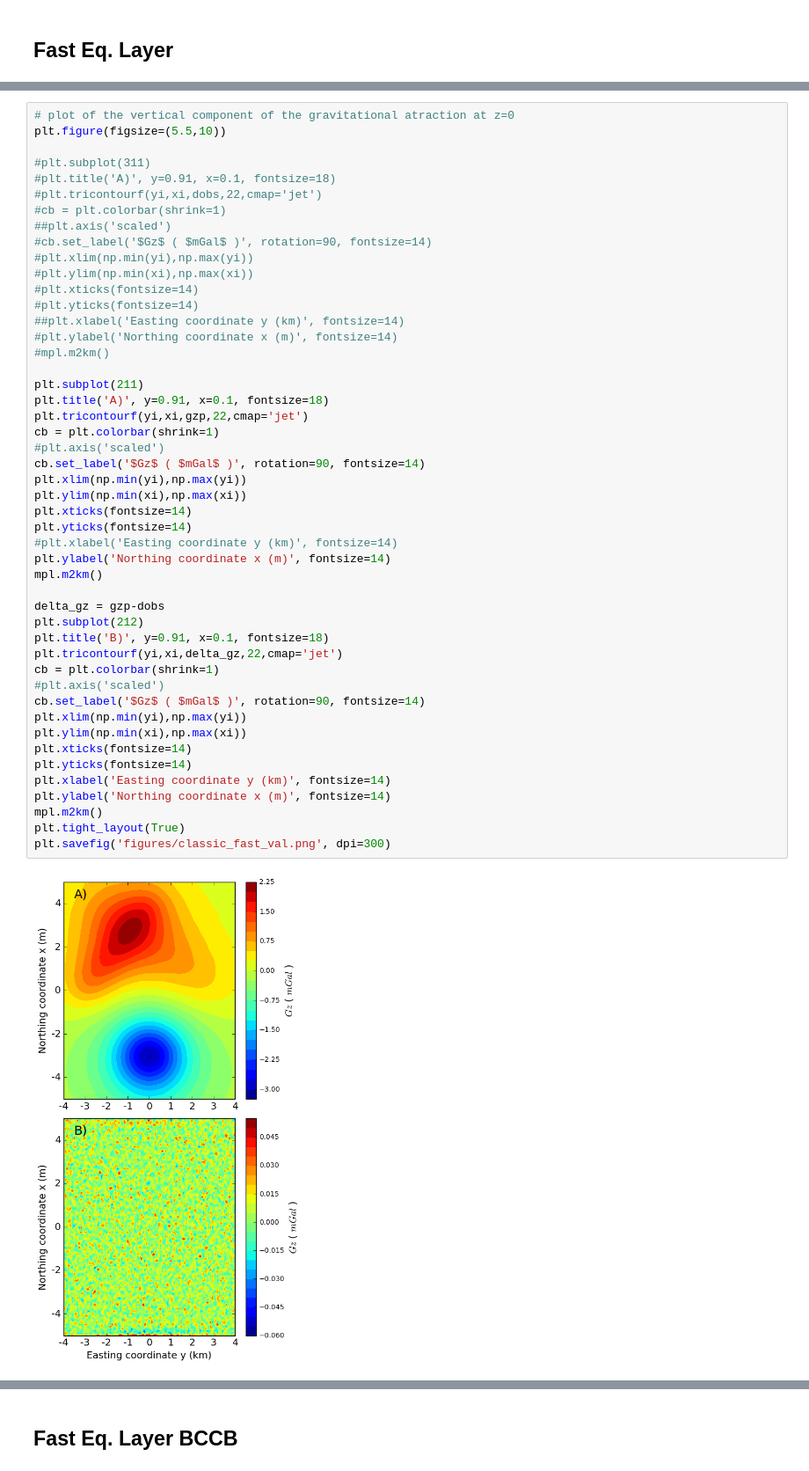
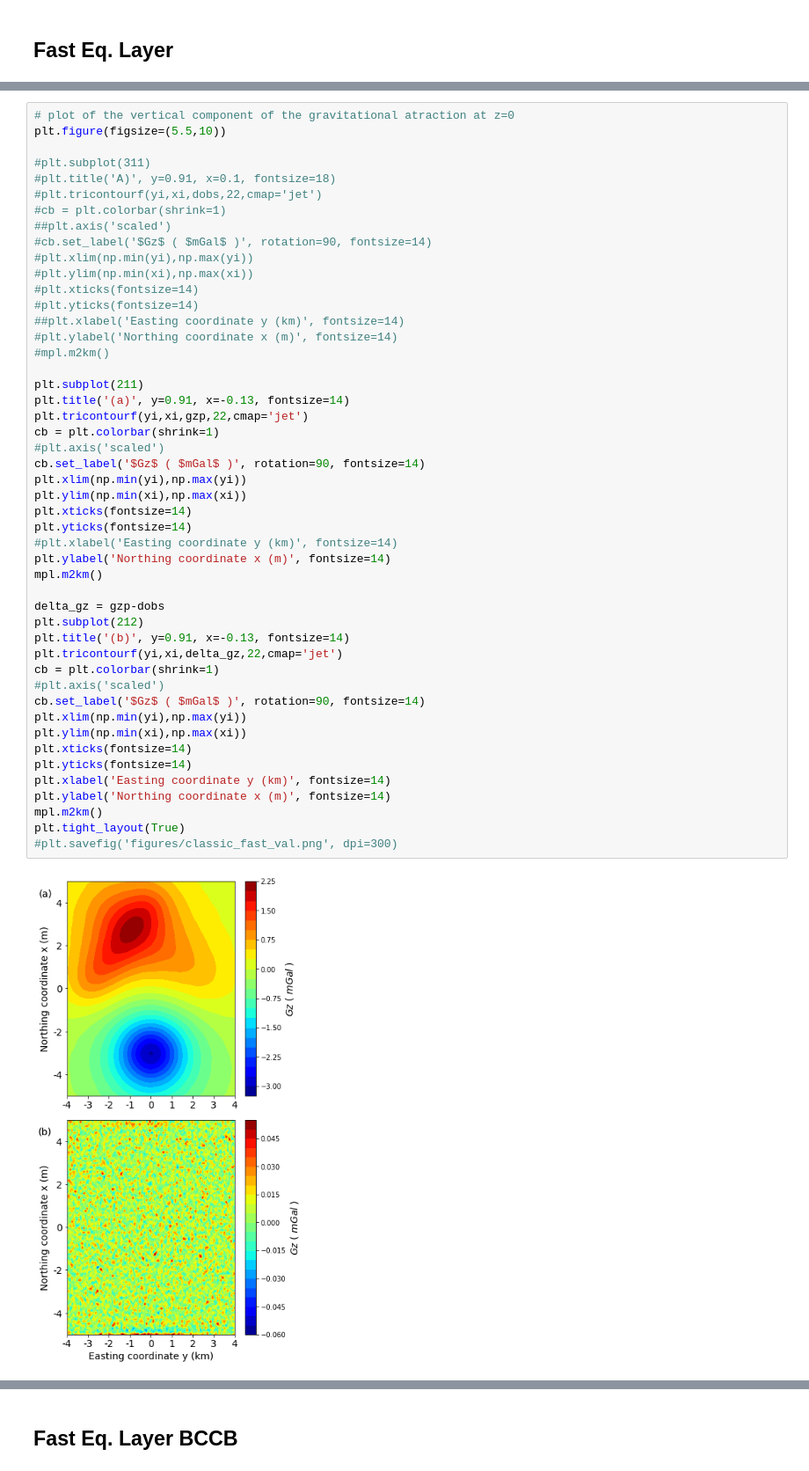
Before and after one commit to pinga-lab/Eq_Layer-Toeplitz, a Jupyter notebook: code/Fast equivalent_BCCB_comparison.ipynb, the cells around one changed output, grey strips where cells are left out. Shown at 88% size. Saved outputs shown, nothing was run; the diff lists cells and outputs as text.

```diff
--- a/code/Fast equivalent_BCCB_comparison.ipynb
+++ b/code/Fast equivalent_BCCB_comparison.ipynb
@@ -116,37 +116,37 @@ plt.figure(figsize=(5.5,10))
 #mpl.m2km()
 
 plt.subplot(211)
-plt.title('A)', y=0.91, x=0.1, fontsize=18)
+plt.title('(a)', y=0.91, x=-0.13, fontsize=14)
 plt.tricontourf(yi,xi,gzp,22,cmap='jet')
 cb = plt.colorbar(shrink=1)
 #plt.axis('scaled')
 cb.set_label('$Gz$ ( $mGal$ )', rotation=90, fontsize=14)
 plt.xlim(np.min(yi),np.max(yi))
 plt.ylim(np.min(xi),np.max(xi))
 plt.xticks(fontsize=14)
 plt.yticks(fontsize=14)
 #plt.xlabel('Easting coordinate y (km)', fontsize=14)
 plt.ylabel('Northing coordinate x (m)', fontsize=14)
 mpl.m2km()
 
 delta_gz = gzp-dobs
 plt.subplot(212)
-plt.title('B)', y=0.91, x=0.1, fontsize=18)
+plt.title('(b)', y=0.91, x=-0.13, fontsize=14)
 plt.tricontourf(yi,xi,delta_gz,22,cmap='jet')
 cb = plt.colorbar(shrink=1)
 #plt.axis('scaled')
 cb.set_label('$Gz$ ( $mGal$ )', rotation=90, fontsize=14)
 plt.xlim(np.min(yi),np.max(yi))
 plt.ylim(np.min(xi),np.max(xi))
 plt.xticks(fontsize=14)
 plt.yticks(fontsize=14)
 plt.xlabel('Easting coordinate y (km)', fontsize=14)
 plt.ylabel('Northing coordinate x (m)', fontsize=14)
 mpl.m2km()
 plt.tight_layout(True)
-plt.savefig('figures/classic_fast_val.png', dpi=300)
+#plt.savefig('figures/classic_fast_val.png', dpi=300)
 # %% [output]
-[figure, old version]
+[figure, new version]
 # %%
 mean = np.mean(delta_gz)
 print mean
```
Also changed, not shown: parts of 15 cells of this notebook, 8 other files.
